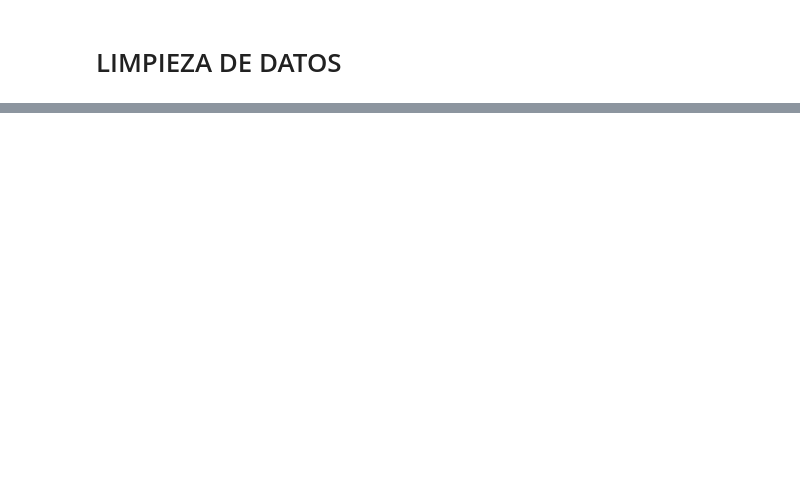
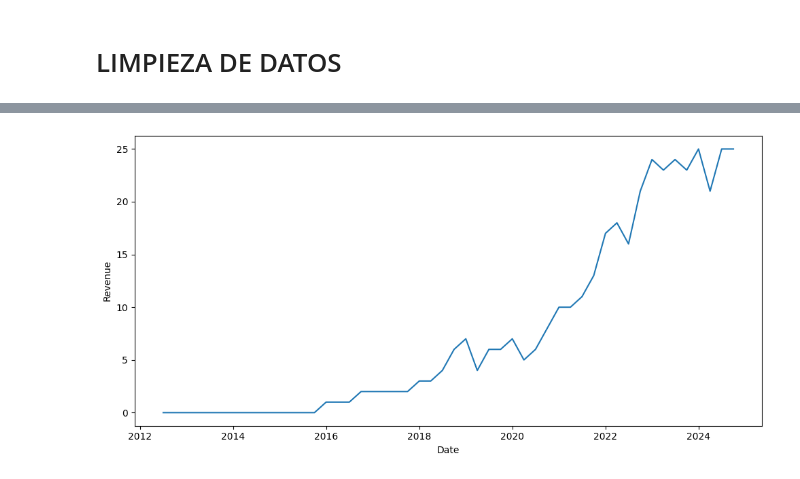
Before and after one commit to PuraCampos/web-scraping-project-tutorial, a Jupyter notebook: src/explore.ipynb, the cells around one changed output, grey strips where cells are left out. Saved outputs shown, nothing was run; the diff lists cells and outputs as text; code cells hidden in the pictures; blank space fills up the shorter version.

```diff
--- a/src/explore.ipynb
+++ b/src/explore.ipynb
@@ -67,3 +67,19 @@ tesla
                              </td>]
 # %% [markdown]
 # LIMPIEZA DE DATOS
+# %%
+tables = soup.find_all("table")
+
+dates = [row.find_all("td")[0].text.strip() for table in tables for row in table.find("tbody").find_all("tr")]
+values = [row.find_all("td")[1].text.strip() for table in tables for row in table.find("tbody").find_all("tr")]
+
+df = pd.DataFrame({"Date": dates, "Revenue": values})
+
+df = df.replace({",": "", "B": ""}, regex=True).dropna()
+pd.set_option("display.max_columns", None)
+
+df_filtro = df[df["Date"].str.contains(r'\w{3,9}\s\d{2}\s\d{4}', regex=True)]
+print(df_filtro)
+
+df_filtro = df_filtro[df_filtro["Revenue"] != ""]
+df_filtro.head()
@@ -69,0 +110,13 @@ tesla
+# %%
+fig, axis = plt.subplots(figsize = (10, 5))
+
+df_filtro["Date"] = pd.to_datetime(df_filtro["Date"])
+df_filtro["Revenue"] = pd.to_numeric(df_filtro["Revenue"], errors='coerce')
+df_filtro["Revenue"] = df_filtro["Revenue"].fillna(0).astype(int)
+sns.lineplot(data = df_filtro, x = "Date", y = "Revenue")
+
+plt.tight_layout()
+
+plt.show()
+# %% [output]
+[figure, added]
```
Also changed, not shown: parts of 13 cells of this notebook.
